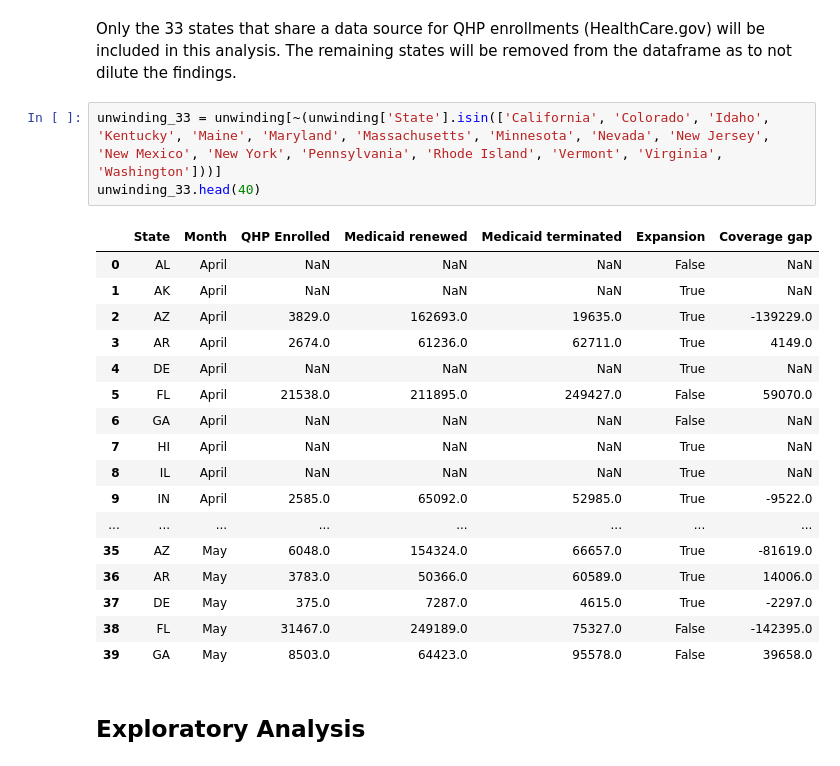
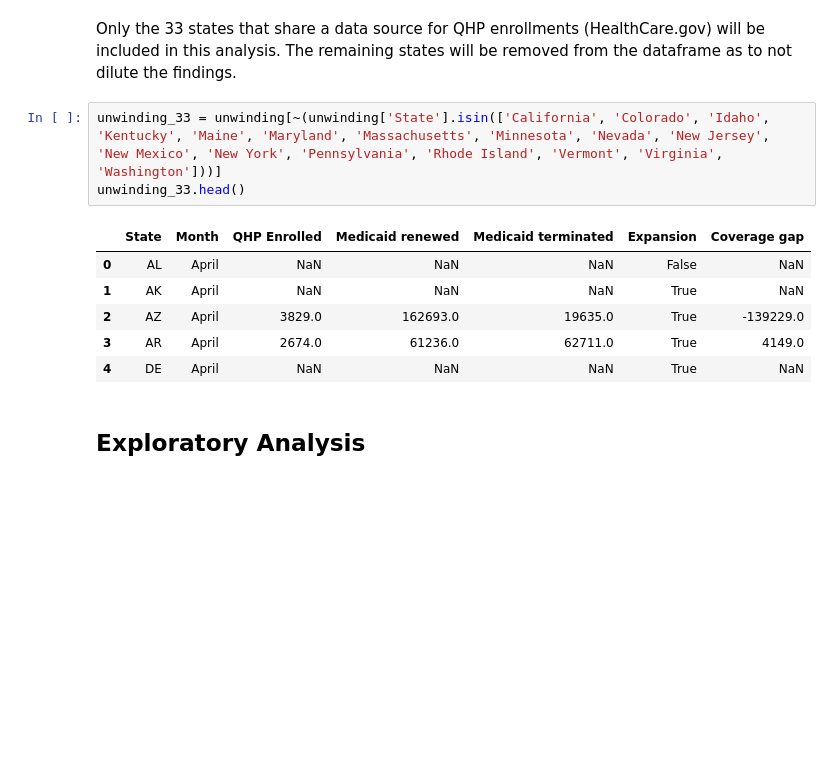
Before and after one commit to Zrrrpy/medicaid-unwinding, a Jupyter notebook: coverage_gap_analysis.ipynb, the cells around one changed output. Saved outputs shown, nothing was run; the diff lists cells and outputs as text; blank space fills up the shorter version.

```diff
--- a/coverage_gap_analysis.ipynb
+++ b/coverage_gap_analysis.ipynb
@@ -692,25 +619,14 @@ unwinding
 Only the 33 states that share a data source for QHP enrollments (HealthCare.gov) will be included in this analysis. The remaining states will be removed from the dataframe as to not dilute the findings.
 # %%
 unwinding_33 = unwinding[~(unwinding['State'].isin(['California', 'Colorado', 'Idaho', 'Kentucky', 'Maine', 'Maryland', 'Massachusetts', 'Minnesota', 'Nevada', 'New Jersey', 'New Mexico', 'New York', 'Pennsylvania', 'Rhode Island', 'Vermont', 'Virginia', 'Washington']))]
-unwinding_33.head(40)
+unwinding_33.head()
 # %% [output]
 |  | State | Month | QHP Enrolled | Medicaid renewed | Medicaid terminated | Expansion | Coverage gap |
 | 0 | AL | April | NaN | NaN | NaN | False | NaN |
 | 1 | AK | April | NaN | NaN | NaN | True | NaN |
 | 2 | AZ | April | 3829.0 | 162693.0 | 19635.0 | True | -139229.0 |
 | 3 | AR | April | 2674.0 | 61236.0 | 62711.0 | True | 4149.0 |
 | 4 | DE | April | NaN | NaN | NaN | True | NaN |
-| 5 | FL | April | 21538.0 | 211895.0 | 249427.0 | False | 59070.0 |
-| 6 | GA | April | NaN | NaN | NaN | False | NaN |
-| 7 | HI | April | NaN | NaN | NaN | True | NaN |
-| 8 | IL | April | NaN | NaN | NaN | True | NaN |
-| 9 | IN | April | 2585.0 | 65092.0 | 52985.0 | True | -9522.0 |
-| ... | ... | ... | ... | ... | ... | ... | ... |
-| 35 | AZ | May | 6048.0 | 154324.0 | 66657.0 | True | -81619.0 |
-| 36 | AR | May | 3783.0 | 50366.0 | 60589.0 | True | 14006.0 |
-| 37 | DE | May | 375.0 | 7287.0 | 4615.0 | True | -2297.0 |
-| 38 | FL | May | 31467.0 | 249189.0 | 75327.0 | False | -142395.0 |
-| 39 | GA | May | 8503.0 | 64423.0 | 95578.0 | False | 39658.0 |
 # %% [markdown]
 ## Exploratory Analysis
 # %%
```
Also changed, not shown: parts of 69 cells of this notebook.
